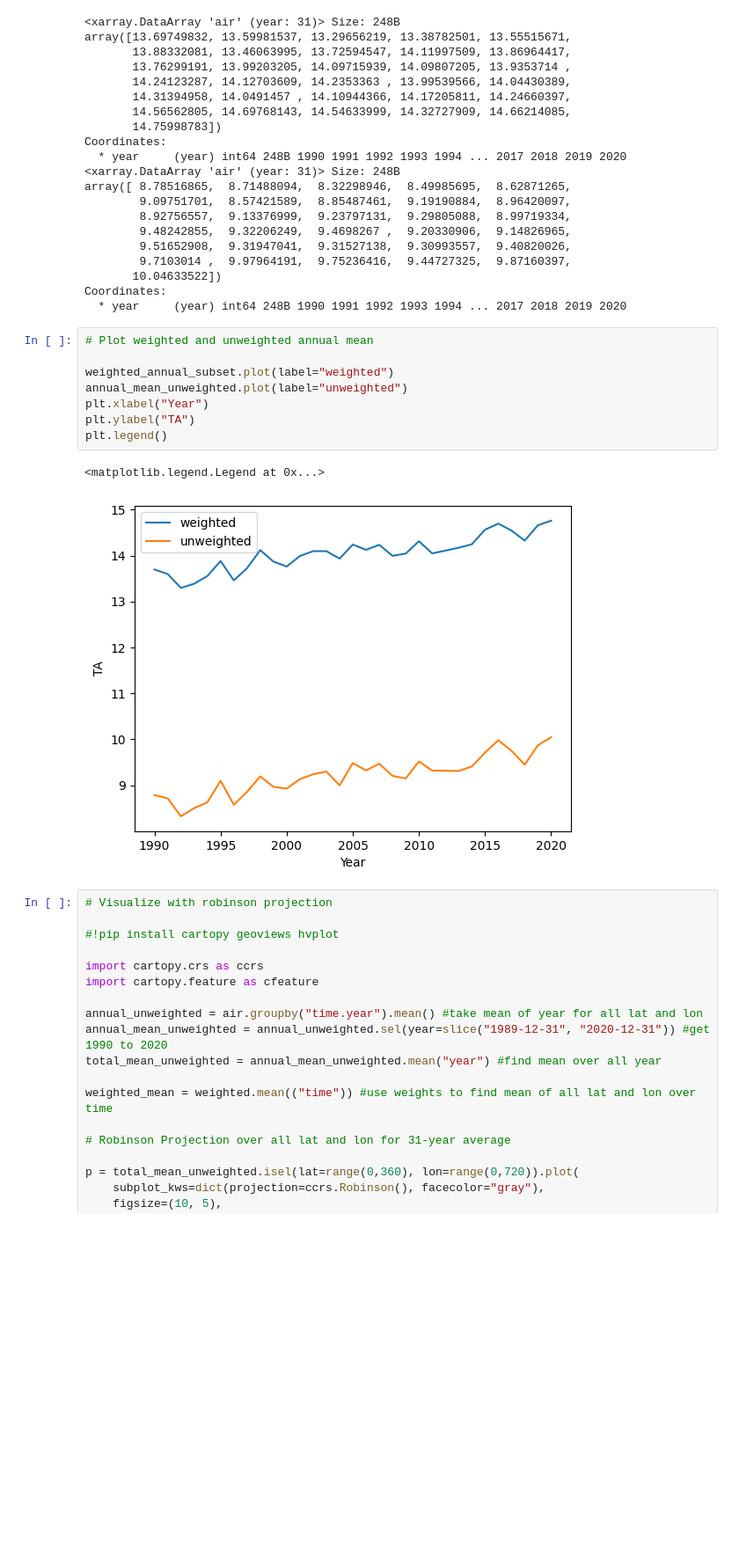
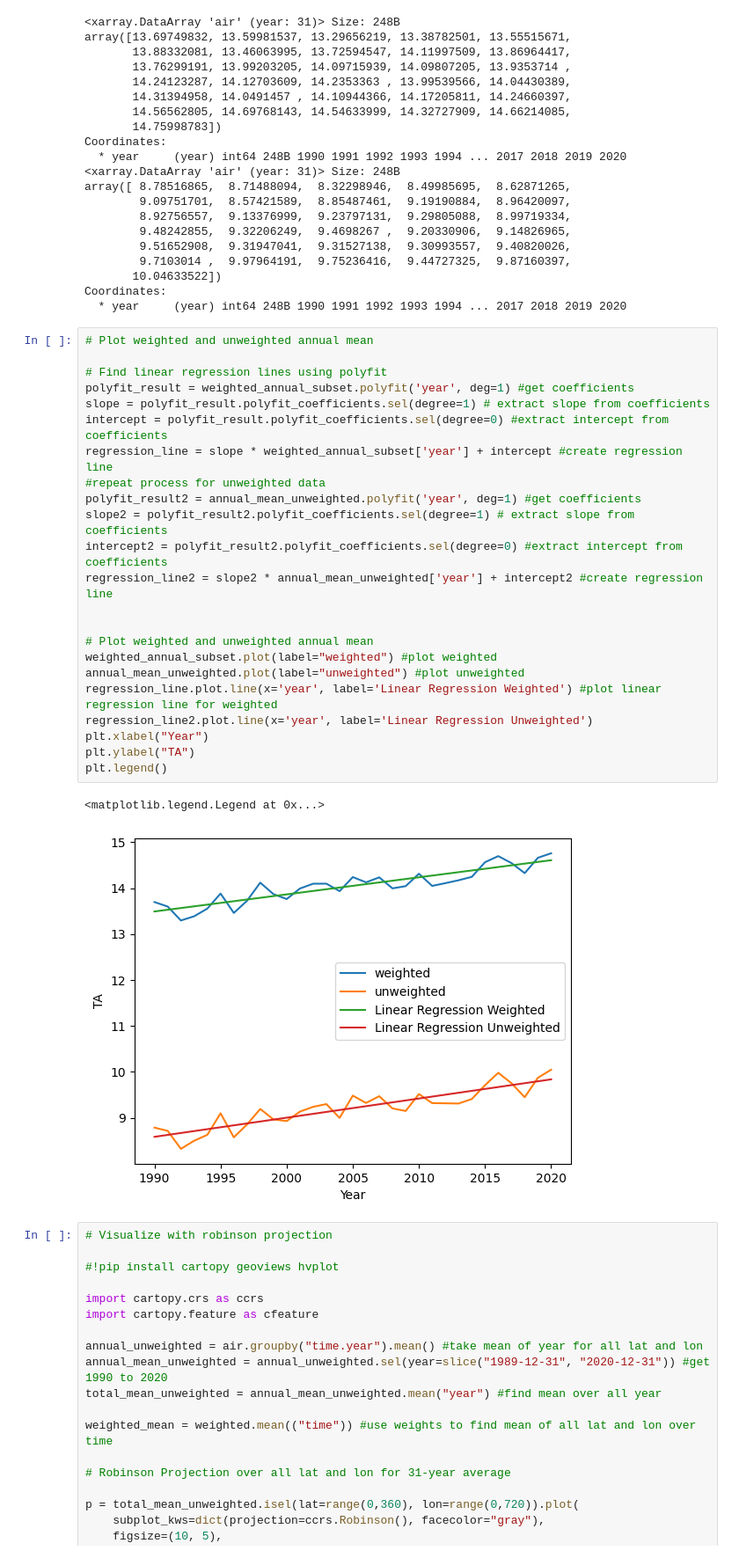
Before and after one commit to emmstrick/FWE458, a Jupyter notebook: Homework_6/Homework_6.ipynb, the cells around one changed output. Shown: that part at 88% size. Saved outputs shown, nothing was run; the diff lists cells and outputs as text; blank space fills up the shorter version.

```diff
--- a/Homework_6/Homework_6.ipynb
+++ b/Homework_6/Homework_6.ipynb
@@ -65,17 +65,32 @@ array([ 8.78516865,  8.71488094,  8.32298946,  8.49985695,  8.62871265,
        10.04633522])
 Coordinates:
   * year     (year) int64 248B 1990 1991 1992 1993 1994 ... 2017 2018 2019 2020
-# %%
-# Plot weighted and unweighted annual mean
-
-weighted_annual_subset.plot(label="weighted")
-annual_mean_unweighted.plot(label="unweighted")
-plt.xlabel("Year")
-plt.ylabel("TA")
-plt.legend()
-# %% [output]
-<matplotlib.legend.Legend at 0x...>
-[figure, removed]
+# %%
+# Plot weighted and unweighted annual mean
+
+# Find linear regression lines using polyfit
+polyfit_result = weighted_annual_subset.polyfit('year', deg=1) #get coefficients
+slope = polyfit_result.polyfit_coefficients.sel(degree=1) # extract slope from coefficients
+intercept = polyfit_result.polyfit_coefficients.sel(degree=0) #extract intercept from coefficients
+regression_line = slope * weighted_annual_subset['year'] + intercept #create regression line
+#repeat process for unweighted data
+polyfit_result2 = annual_mean_unweighted.polyfit('year', deg=1) #get coefficients
+slope2 = polyfit_result2.polyfit_coefficients.sel(degree=1) # extract slope from coefficients
+intercept2 = polyfit_result2.polyfit_coefficients.sel(degree=0) #extract intercept from coefficients
+regression_line2 = slope2 * annual_mean_unweighted['year'] + intercept2 #create regression line
+
+
+# Plot weighted and unweighted annual mean
+weighted_annual_subset.plot(label="weighted") #plot weighted
+annual_mean_unweighted.plot(label="unweighted") #plot unweighted
+regression_line.plot.line(x='year', label='Linear Regression Weighted') #plot linear regression line for weighted
+regression_line2.plot.line(x='year', label='Linear Regression Unweighted')
+plt.xlabel("Year")
+plt.ylabel("TA")
+plt.legend()
+# %% [output]
+<matplotlib.legend.Legend at 0x...>
+[figure, added]
 # %%
 # Visualize with robinson projection
 
```
